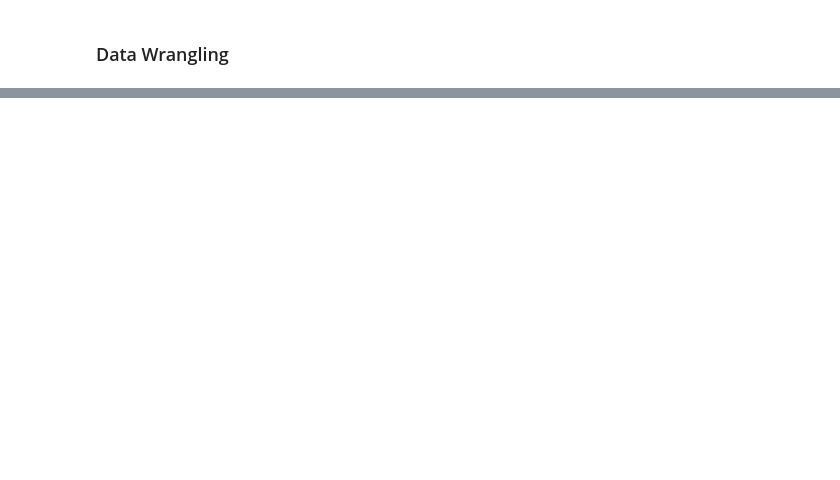
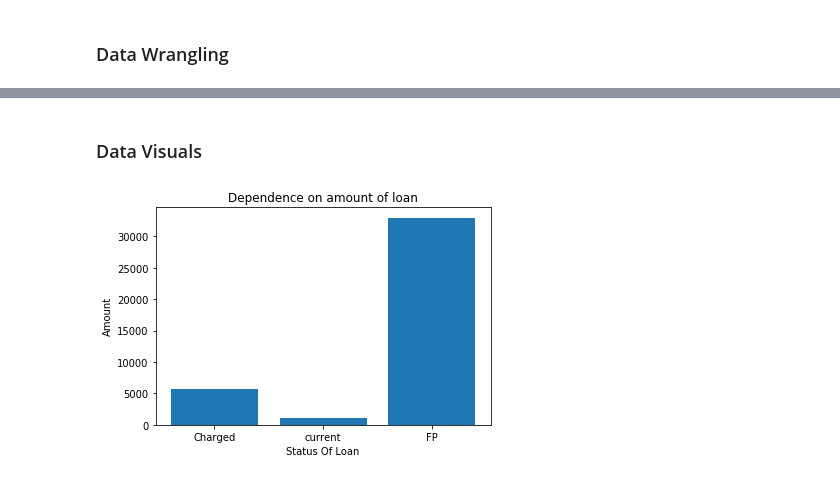
Before and after one commit to teejay1O1/Loan-Credit-Score-check, a Jupyter notebook: Untitled.ipynb, the cells around one changed output, grey strips where cells are left out. Saved outputs shown, nothing was run; the diff lists cells and outputs as text; code cells hidden in the pictures; blank space fills up the shorter version.

```diff
--- a/Untitled.ipynb
+++ b/Untitled.ipynb
@@ -26,2 +27,4 @@ data.head(7)
 # %% [markdown]
 ### Data Wrangling
+# %%
+newdata=data.dropna(axis=1,how="all")
@@ -27,0 +42,5 @@ data.head(7)
+# %%
+grouped=newdata.groupby(["loan_status"])
+# %%
+newgrouped=grouped.count()
+newgrouped.head()
@@ -27,0 +53,11 @@ data.head(7)
+# %% [markdown]
+### Data Visuals
+# %%
+plt.bar([1,2,3],newgrouped['loan_amnt'])
+plt.ylabel("Amount")
+plt.xlabel("Status Of Loan")
+plt.title("Dependence on amount of loan")
+plt.xticks([1,2,3],["Charged","current","FP"])
+plt.show()
+# %% [output]
+[figure, added]
```
Also changed, not shown: parts of 5 cells of this notebook.
